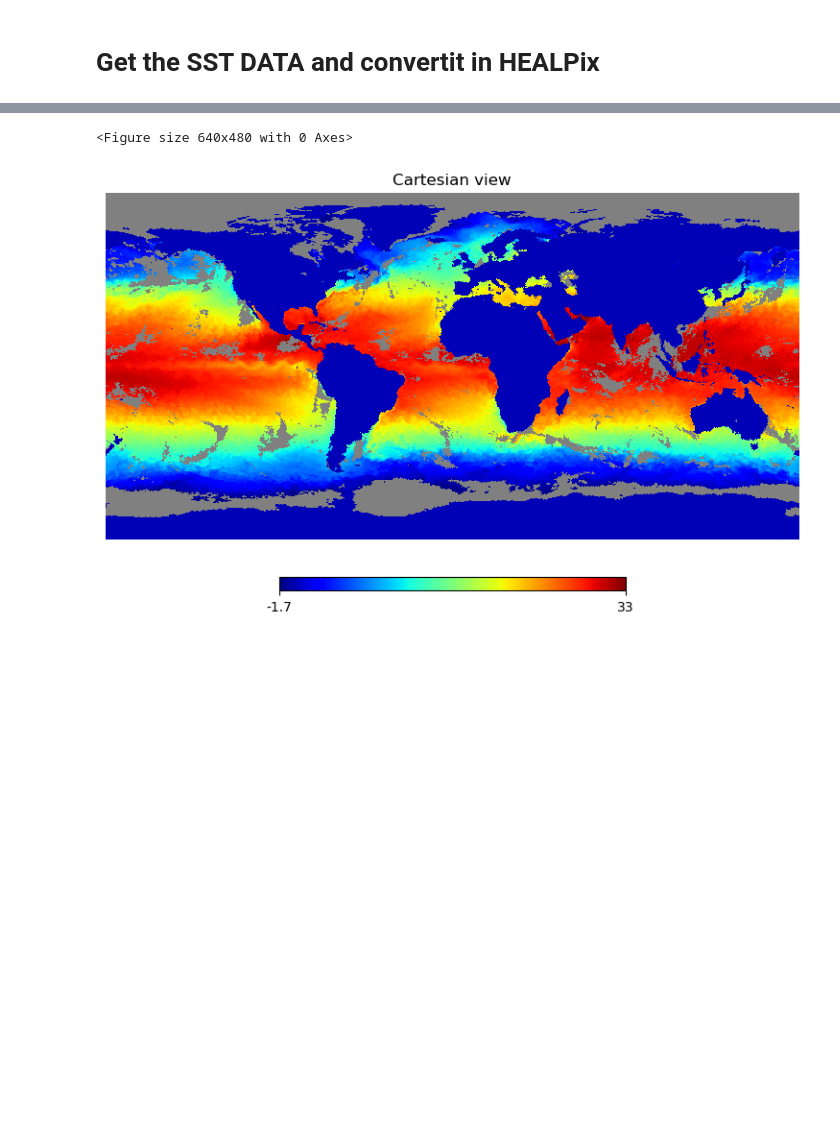
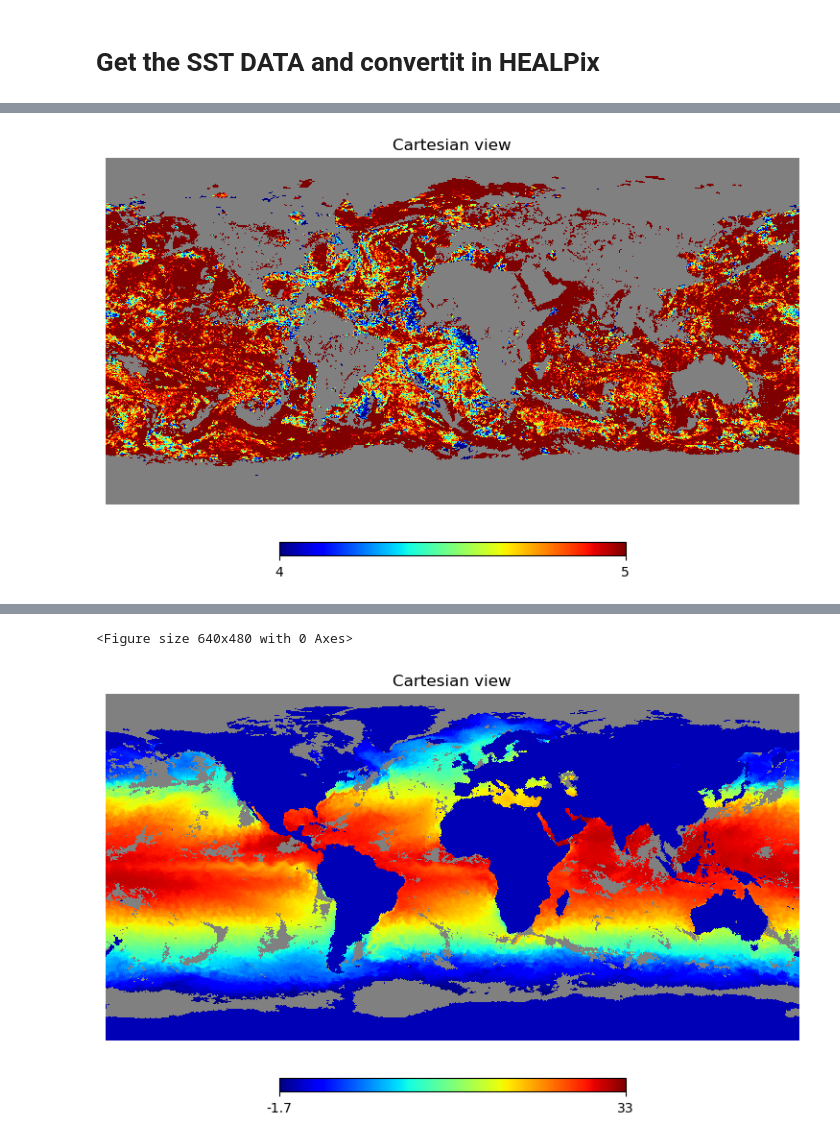
Before and after one commit to pangeo-data/pangeo-igarss2024, a Jupyter notebook: docs/SST_AI.ipynb, the cells around one changed output, grey strips where cells are left out. Drawn from its saved outputs; the diff is of its cells as text; code cells hidden in the pictures; blank space fills up the shorter version.

```diff
--- a/docs/SST_AI.ipynb
+++ b/docs/SST_AI.ipynb
@@ -156,0 +395,4 @@ for k in range(6):
+# %%
+hp.cartview(ds_healpix.quality_level.compute().data,cmap='jet',nest=True)
+# %% [output]
+[figure, added]
```
Also changed, not shown: parts of 21 cells of this notebook.
